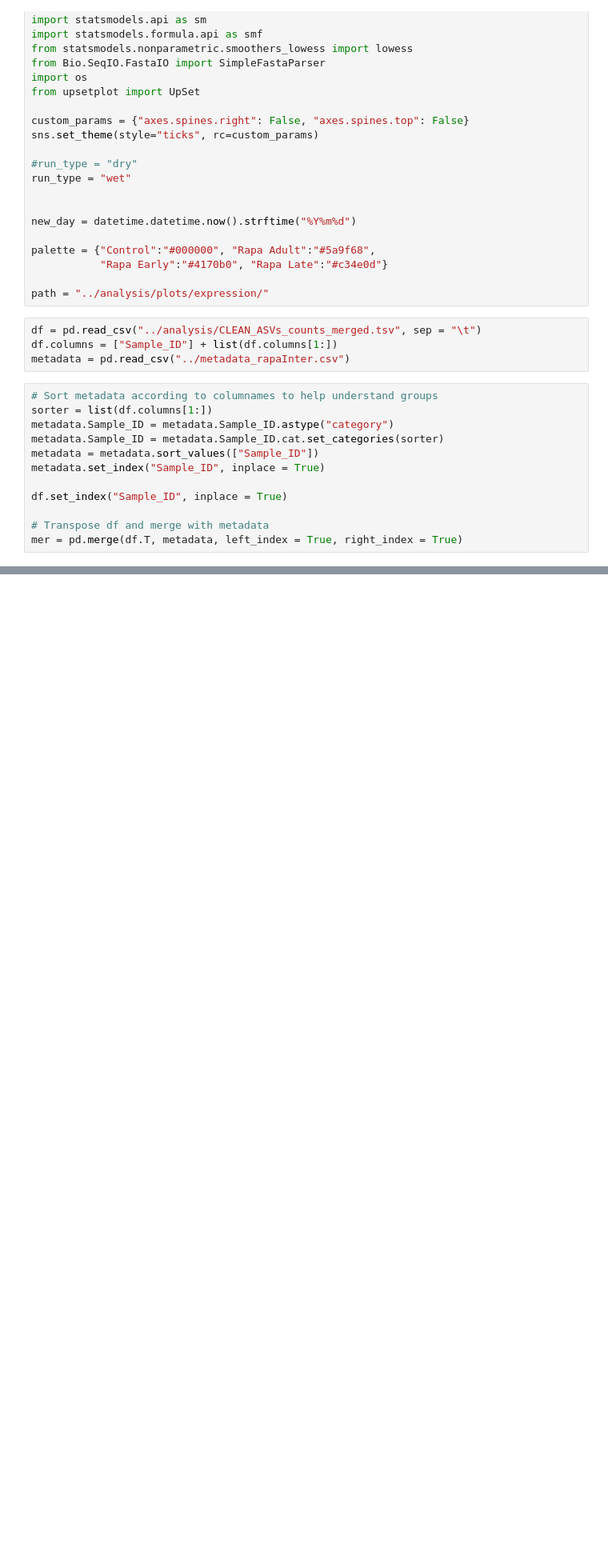
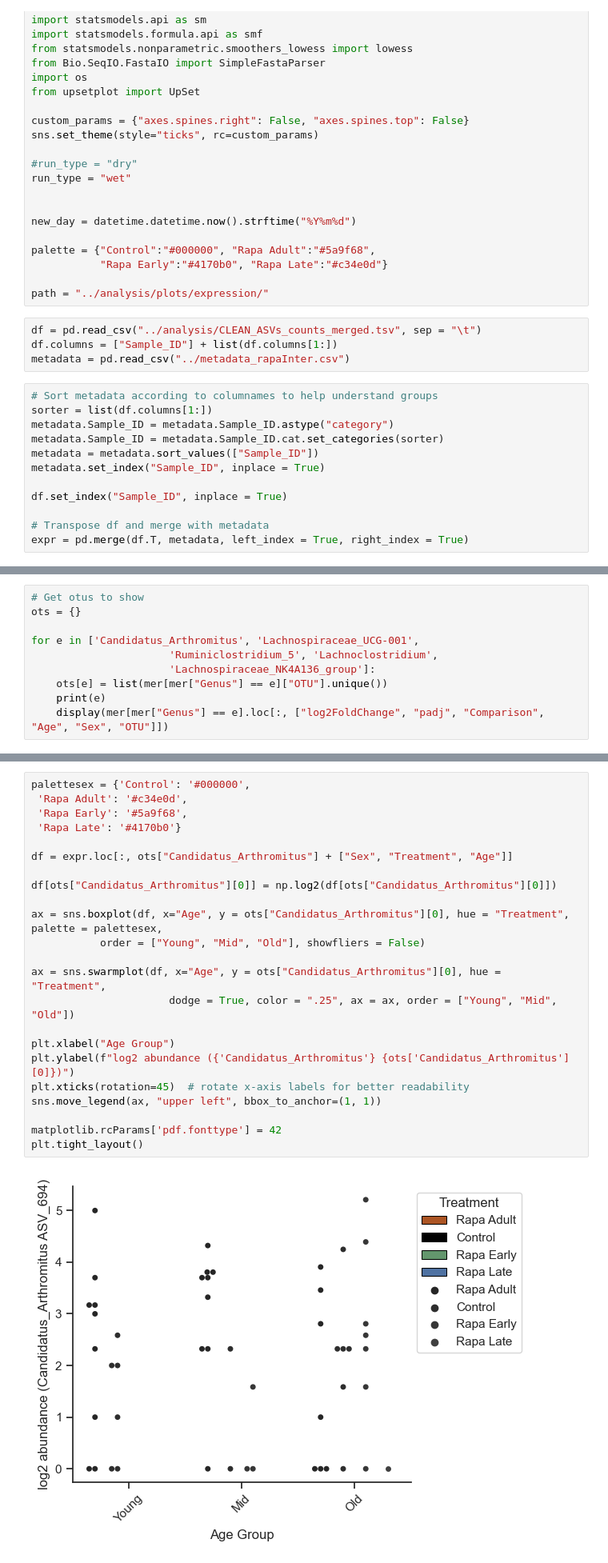
Before and after one commit to carolinamonzo/SG_MemoryRapamycin, a Jupyter notebook: new_rapamycin/scripts/Expression.ipynb, the cells around one changed output, grey strips where cells are left out. Shown: that part at 80% size. Cells and saved outputs as stored; diff of their text form; blank space fills up the shorter version.

```diff
--- a/new_rapamycin/scripts/Expression.ipynb
+++ b/new_rapamycin/scripts/Expression.ipynb
@@ -43,4 +43,4 @@ metadata.set_index("Sample_ID", inplace = True)
 df.set_index("Sample_ID", inplace = True)
 
 # Transpose df and merge with metadata
-mer = pd.merge(df.T, metadata, left_index = True, right_index = True)
+expr = pd.merge(df.T, metadata, left_index = True, right_index = True)
@@ -61,0 +93,10 @@ mer = pd.merge(df.T, metadata, left_index = True, right_index = True)
+# %%
+# Get otus to show
+ots = {}
+
+for e in ['Candidatus_Arthromitus', 'Lachnospiraceae_UCG-001',
+                      'Ruminiclostridium_5', 'Lachnoclostridium',
+                      'Lachnospiraceae_NK4A136_group']:
+    ots[e] = list(mer[mer["Genus"] == e]["OTU"].unique())
+    print(e)
+    display(mer[mer["Genus"] == e].loc[:, ["log2FoldChange", "padj", "Comparison", "Age", "Sex", "OTU"]])
@@ -61,0 +193,25 @@ mer = pd.merge(df.T, metadata, left_index = True, right_index = True)
+# %%
+palettesex = {'Control': '#000000',
+ 'Rapa Adult': '#c34e0d',
+ 'Rapa Early': '#5a9f68',
+ 'Rapa Late': '#4170b0'}
+
+df = expr.loc[:, ots["Candidatus_Arthromitus"] + ["Sex", "Treatment", "Age"]]
+
+df[ots["Candidatus_Arthromitus"][0]] = np.log2(df[ots["Candidatus_Arthromitus"][0]])
+
+ax = sns.boxplot(df, x="Age", y = ots["Candidatus_Arthromitus"][0], hue = "Treatment", palette = palettesex,
+           order = ["Young", "Mid", "Old"], showfliers = False)
+
+ax = sns.swarmplot(df, x="Age", y = ots["Candidatus_Arthromitus"][0], hue = "Treatment",
+                      dodge = True, color = ".25", ax = ax, order = ["Young", "Mid", "Old"])
+
+plt.xlabel("Age Group")
+plt.ylabel(f"log2 abundance ({'Candidatus_Arthromitus'} {ots['Candidatus_Arthromitus'][0]})")
+plt.xticks(rotation=45)  # rotate x-axis labels for better readability
+sns.move_legend(ax, "upper left", bbox_to_anchor=(1, 1))
+
+matplotlib.rcParams['pdf.fonttype'] = 42
+plt.tight_layout()
+# %% [output]
+[figure, added]
```
Also changed, not shown: parts of 6 cells of this notebook, 1 other file.
